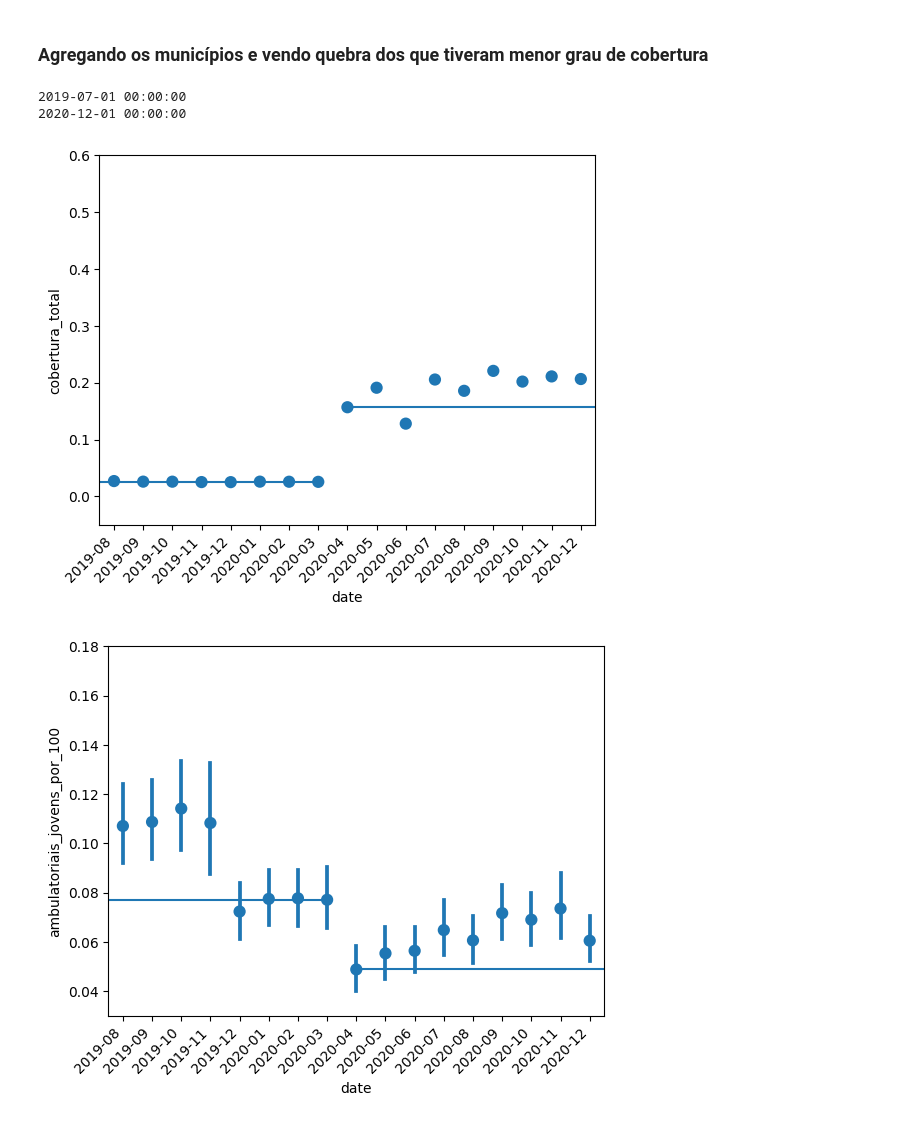
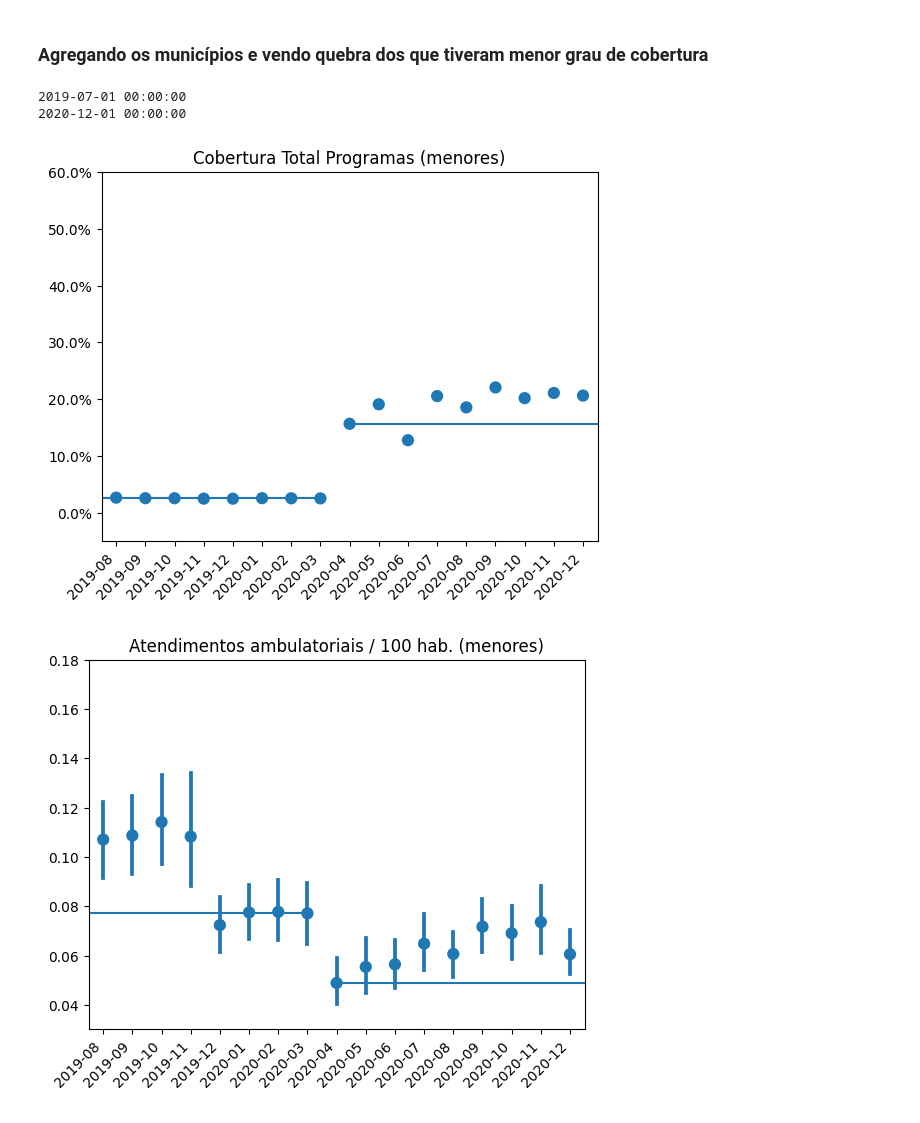
Before and after one commit to dlotter/monografia, a Jupyter notebook: analises/evidencias.ipynb, the cells around one changed output. Cells and saved outputs as stored; diff of their text form; code cells hidden in the pictures.

```diff
--- a/analises/evidencias.ipynb
+++ b/analises/evidencias.ipynb
@@ -45,7 +45,7 @@ data[data['date'] == '2020-11-01']
 1 rows × 33 columns
 # %%
 data = df_all[df_all["municipio_ibge"] == 3550308]
-ax = sns.lineplot(data=data, x="date", y="ambulatoriais_por_100")
+ax = sns.lineplot(data=data, x="date", y="ambulatoriais_por_100",label='Internações')
 ax.set(xticks=data.date.values)
 ax.xaxis.set_major_formatter(dates.DateFormatter("%m-%Y"))
 plt.xticks(rotation=90)
@@ -56,9 +56,14 @@ plt.axvline(
     label="Início Auxílio Emergencial",
     color="grey",
 )
+plt.ylabel("Atendimentos Ambulatoriais / 100 hab")
+ax.get_legend().remove()
 ax2 = ax.twinx()
-sns.lineplot(data=data, x="date", y="total_transtornos_por_100", ax=ax2, color = 'red')
-plt.title("São Paulo: Evolução na Saúde Mental")
-ax.figure.legend()
+ax3 = sns.lineplot(data=data, x="date", y="total_transtornos_por_100", label='Ambulatoriais', ax=ax2, color = 'red')
+ax3.get_legend().remove()
+plt.ylabel("Internações / 100 hab")
+# plt.title("São Paulo: Evolução na Saúde Mental")
+plt.figlegend(loc='upper center', bbox_to_anchor=(0.5, 1.005),
+          ncol=3, fancybox=True, shadow=True)
 plt.show()
 # %% [output]
@@ -146,7 +151,10 @@ for n_meses in [8]:
     ax.set_ylim([-0.05, 0.6])
     ax.axhline(h_line_value_before, xmax=0.45)
     ax.axhline(h_line_value_after, xmin=0.5)
-    plt.title(f"{n_meses}")
+    plt.title("Cobertura Total Programas (maiores)")
+    ax.yaxis.set_major_formatter(lambda x, y: "{:1.1f}%".format(x * 100))
+    plt.xlabel('')
+    plt.ylabel('')
     plt.show()
 
     h_line_value_before = time_series_data[time_series_data['date'] == '2020-03-01']['ambulatoriais_jovens_por_100'].mean()
@@ -167,7 +175,9 @@ for n_meses in [8]:
     ax.axhline(h_line_value_before, xmax=0.45)
     ax.axhline(h_line_value_after, xmin=0.5)
     ax.set_ylim([0.03, 0.18])
-    plt.title(f"{n_meses}")
+    plt.title("Atendimentos ambulatoriais / 100 hab. (maiores)")
+    plt.xlabel('')
+    plt.ylabel('')
     plt.show()
 
     h_line_value_before = time_series_data[time_series_data['date'] == '2020-03-01']['total_transtornos_por_100'].mean()
@@ -187,7 +197,9 @@ for n_meses in [8]:
     ax.set_xticklabels(labels=x_dates, rotation=45, ha="right")
     ax.axhline(h_line_value_before, xmax=0.45)
     ax.axhline(h_line_value_after, xmin=0.5)
-    plt.title(f"{n_meses}")
+    plt.title("Internações / 100 hab. (maiores)")
+    plt.xlabel('')
+    plt.ylabel('')
     ax.set_ylim([0, 0.023])
     plt.show()
 # %% [output]
@@ -279,6 +291,10 @@ for n_meses in [8]:
     ax.set_ylim([-0.05, 0.6])
     ax.axhline(h_line_value_before, xmax=0.45)
     ax.axhline(h_line_value_after, xmin=0.5)
+    plt.title("Cobertura Total Programas (menores)")
+    ax.yaxis.set_major_formatter(lambda x, y: "{:1.1f}%".format(x * 100))
+    plt.xlabel('')
+    plt.ylabel('')
     plt.show()
 
     h_line_value_before = time_series_data[time_series_data['date'] == '2020-03-01']['ambulatoriais_jovens_por_100'].mean()
@@ -296,34 +312,38 @@ for n_meses in [8]:
         time_series_data["date"].dt.strftime("%Y-%m").sort_values().unique()
     )
     ax.set_xticklabels(labels=x_dates, rotation=45, ha="right")
     ax.axhline(h_line_value_before, xmax=0.45)
     ax.axhline(h_line_value_after, xmin=0.5)
     ax.set_ylim([0.03, 0.18])
+    plt.title("Atendimentos ambulatoriais / 100 hab. (menores)")
+    plt.xlabel('')
+    plt.ylabel('')
     plt.show()
 
     h_line_value_before = time_series_data[time_series_data['date'] == '2020-03-01']['total_transtornos_por_100'].mean()
     h_line_value_after = time_series_data[time_series_data['date'] == '2020-04-01']['total_transtornos_por_100'].mean()
 
     ax = sns.pointplot(
         data=time_series_data,
         x="date",
         y="total_transtornos_por_100",
         join=False,
         orient="v",
         order=np.sort(time_series_data["date"].unique()),
     )
     x_dates = (
         time_series_data["date"].dt.strftime("%Y-%m").sort_values().unique()
     )
     ax.set_xticklabels(labels=x_dates, rotation=45, ha="right")
     ax.axhline(h_line_value_before, xmax=0.45)
     ax.axhline(h_line_value_after, xmin=0.5)
-    # ax.set_ylim([0.04, 0.18])
-    plt.title(f"{n_meses}")
     ax.set_ylim([0, 0.023])
+    plt.title("Internações / 100 hab. (menores)")
+    plt.xlabel('')
+    plt.ylabel('')
     plt.show()
 # %% [output]
 2019-07-01 00:00:00
 2020-12-01 00:00:00
-[figure, old version]
+[figure, new version]
-[figure, old version]
+[figure, new version]
```
Also changed, not shown: parts of 6 cells of this notebook, 3 other files.
